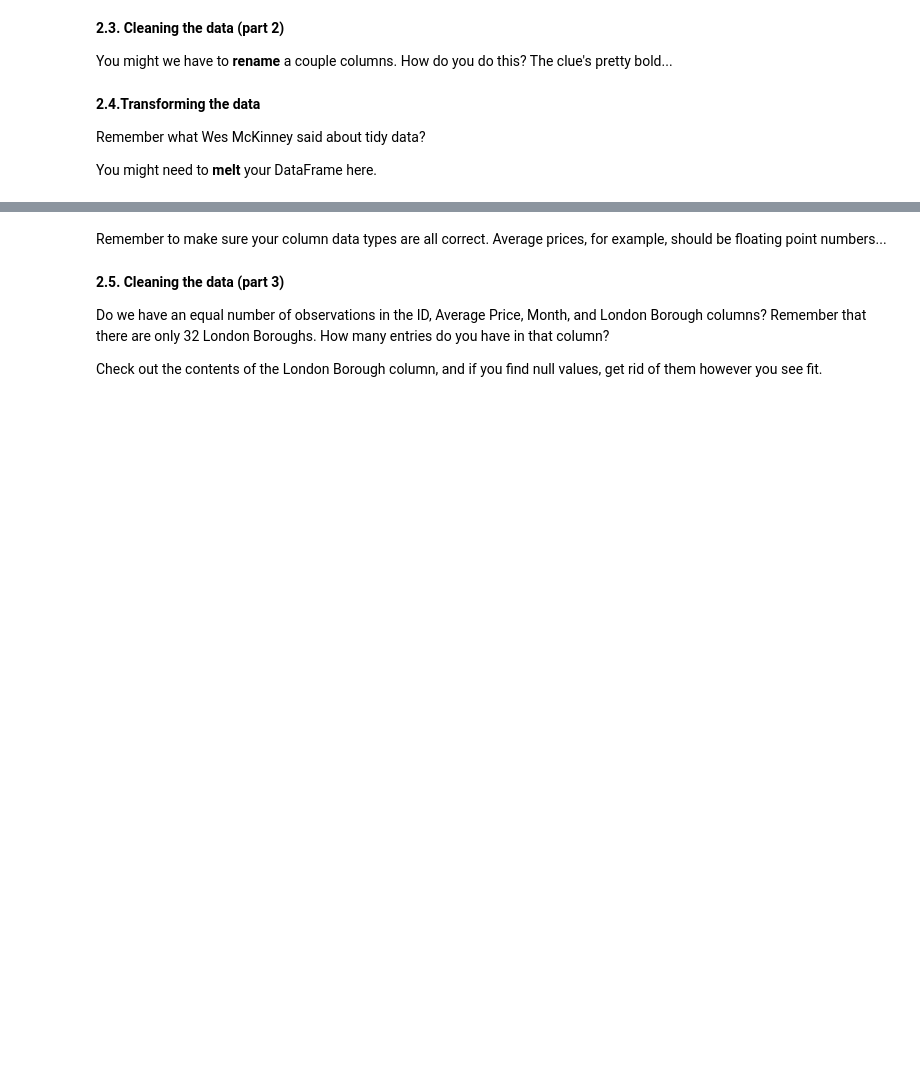
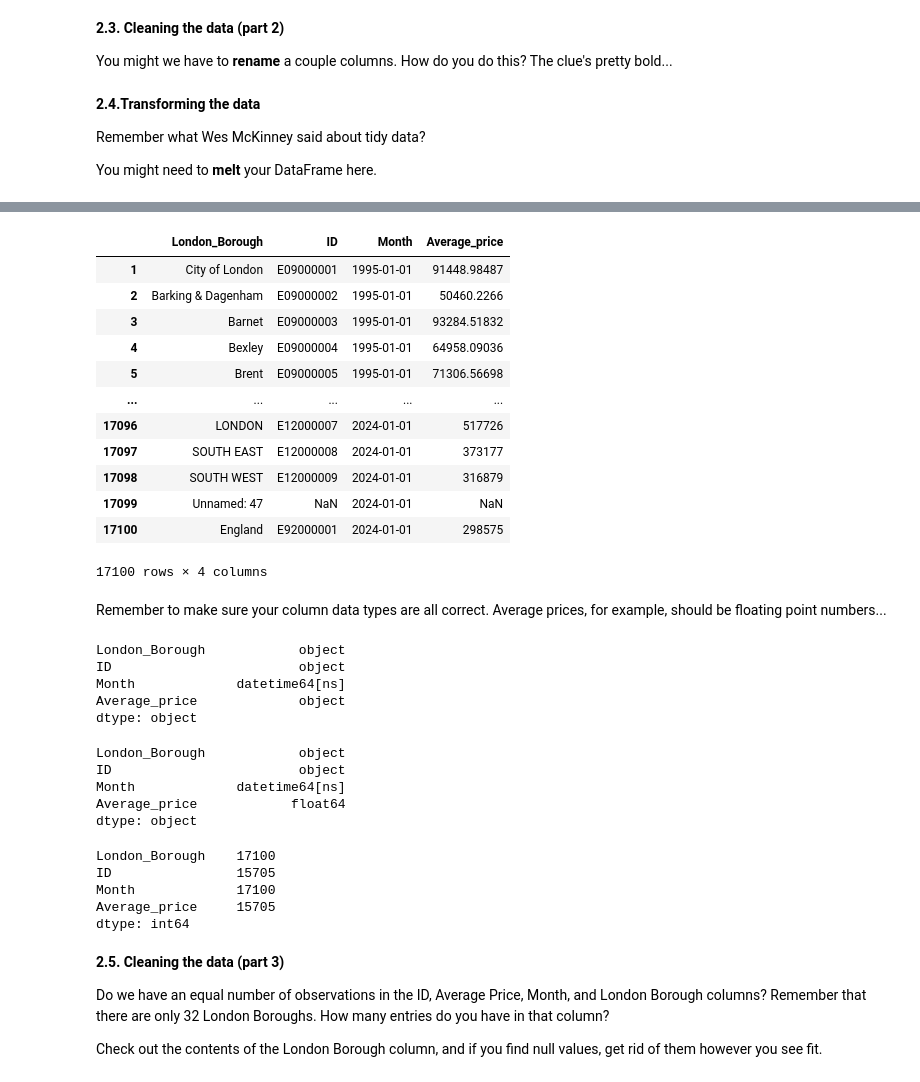
Before and after one commit to Sumitsahu896/Springboard_ds_j23, a Jupyter notebook: Assignments/London Housing/Unit 4 Challenge - Tier 3.ipynb, the cells around one changed output, grey strips where cells are left out. Cells and saved outputs as stored; diff of their text form; code cells hidden in the pictures; blank space fills up the shorter version.

```diff
--- a/Assignments/London Housing/Unit 4 Challenge - Tier 3.ipynb
+++ b/Assignments/London Housing/Unit 4 Challenge - Tier 3.ipynb
@@ -150,2 +213,29 @@ You might need to **melt** your DataFrame here.
+# %%
+# Try this here
+clean_properties = clean_properties.drop(0)
+# %%
+clean_properties
+# %% [output]
+|  | London_Borough | ID | Month | Average_price |
+| 1 | City of London | E09000001 | 1995-01-01 | 91448.98487 |
+| 2 | Barking & Dagenham | E09000002 | 1995-01-01 | 50460.2266 |
+| 3 | Barnet | E09000003 | 1995-01-01 | 93284.51832 |
+| 4 | Bexley | E09000004 | 1995-01-01 | 64958.09036 |
+| 5 | Brent | E09000005 | 1995-01-01 | 71306.56698 |
+| ... | ... | ... | ... | ... |
+| 17096 | LONDON | E12000007 | 2024-01-01 | 517726 |
+| 17097 | SOUTH EAST | E12000008 | 2024-01-01 | 373177 |
+| 17098 | SOUTH WEST | E12000009 | 2024-01-01 | 316879 |
+| 17099 | Unnamed: 47 | NaN | 2024-01-01 | NaN |
+| 17100 | England | E92000001 | 2024-01-01 | 298575 |
+17100 rows × 4 columns
 # %% [markdown]
 Remember to make sure your column data types are all correct. Average prices, for example, should be floating point numbers...
+# %%
+clean_properties.dtypes
+# %% [output]
+London_Borough            object
+ID                        object
+Month             datetime64[ns]
+Average_price             object
+dtype: object
@@ -152,3 +244,19 @@ Remember to make sure your column data types are all correct. Average prices, fo
+# %%
+clean_properties.dtypes
+# %% [output]
+London_Borough            object
+ID                        object
+Month             datetime64[ns]
+Average_price            float64
+dtype: object
+# %%
+clean_properties.count()
+# %% [output]
+London_Borough    17100
+ID                15705
+Month             17100
+Average_price     15705
+dtype: int64
 # %% [markdown]
 **2.5. Cleaning the data (part 3)**
 
```
Also changed, not shown: parts of 13 cells of this notebook.
